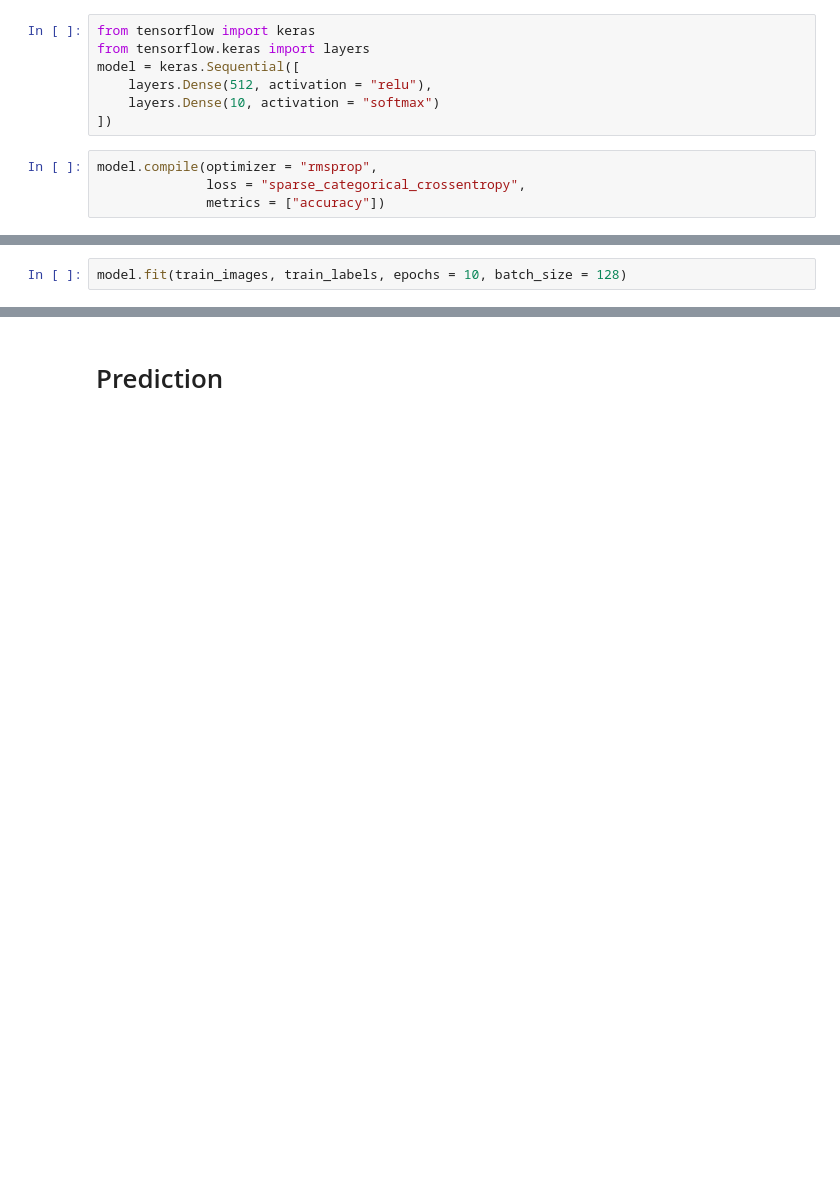
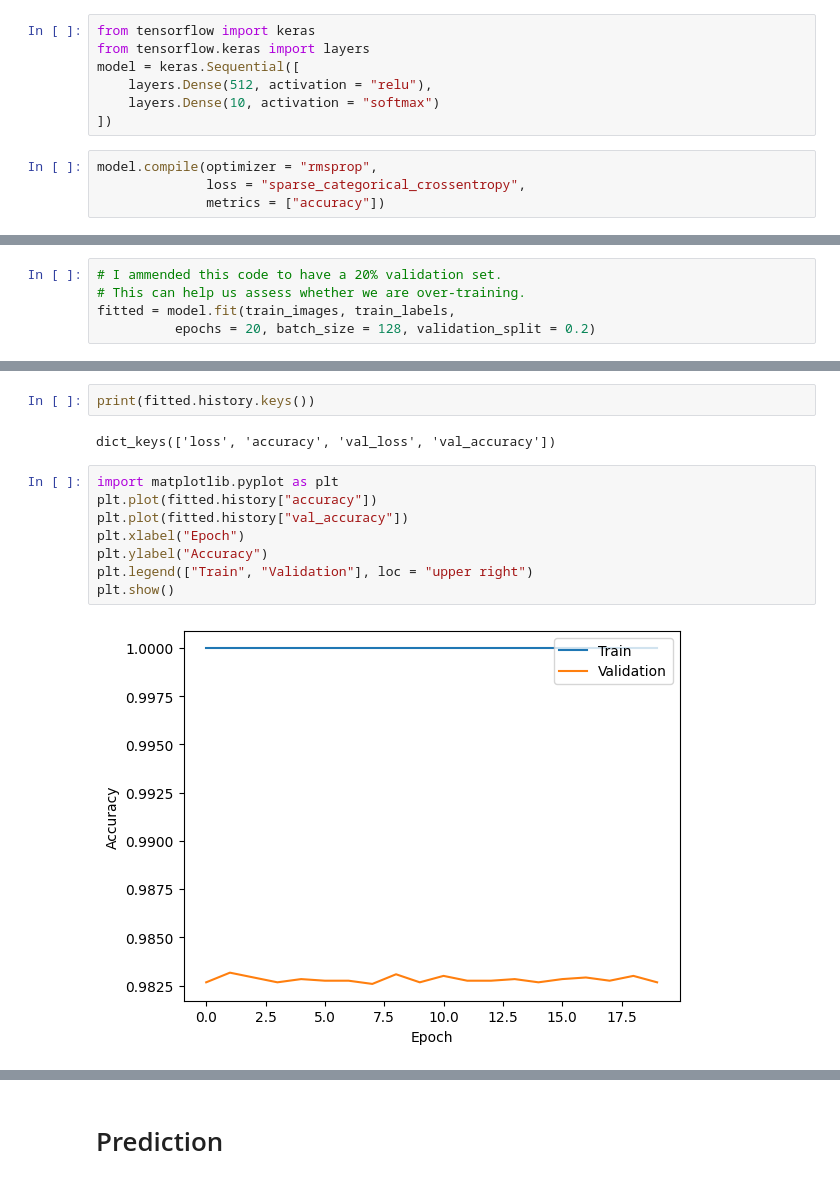
Before and after one commit to steenbergen/DeepLearn, a Jupyter notebook: feedforward.ipynb, the cells around one changed output, grey strips where cells are left out. Drawn from its saved outputs; the diff is of its cells as text; blank space fills up the shorter version.

```diff
--- a/feedforward.ipynb
+++ b/feedforward.ipynb
@@ -105,2 +105,0 @@ array([0.0000000e+00, 0.0000000e+00, 0.0000000e+00, 0.0000000e+00,
-# %%
-model.fit(train_images, train_labels, epochs = 10, batch_size = 128)
@@ -144,0 +106,5 @@ _________________________________________________________________
+# %%
+# I ammended this code to have a 20% validation set.
+# This can help us assess whether we are over-training.
+fitted = model.fit(train_images, train_labels,
+          epochs = 20, batch_size = 128, validation_split = 0.2)
@@ -144,0 +129,14 @@ _________________________________________________________________
+# %%
+print(fitted.history.keys())
+# %% [output]
+dict_keys(['loss', 'accuracy', 'val_loss', 'val_accuracy'])
+# %%
+import matplotlib.pyplot as plt
+plt.plot(fitted.history["accuracy"])
+plt.plot(fitted.history["val_accuracy"])
+plt.xlabel("Epoch")
+plt.ylabel("Accuracy")
+plt.legend(["Train", "Validation"], loc = "upper right")
+plt.show()
+# %% [output]
+[figure, added]
```
Also changed, not shown: parts of 8 cells of this notebook.
